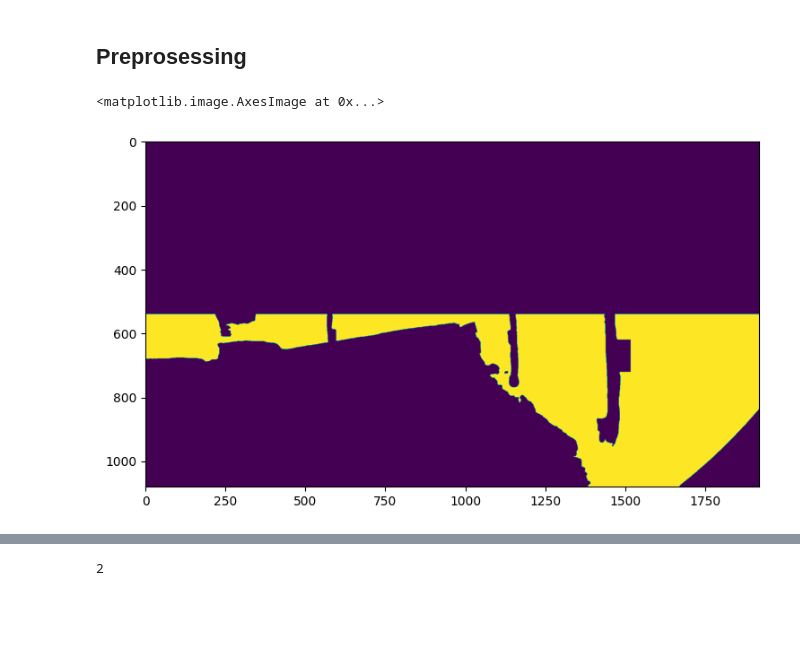
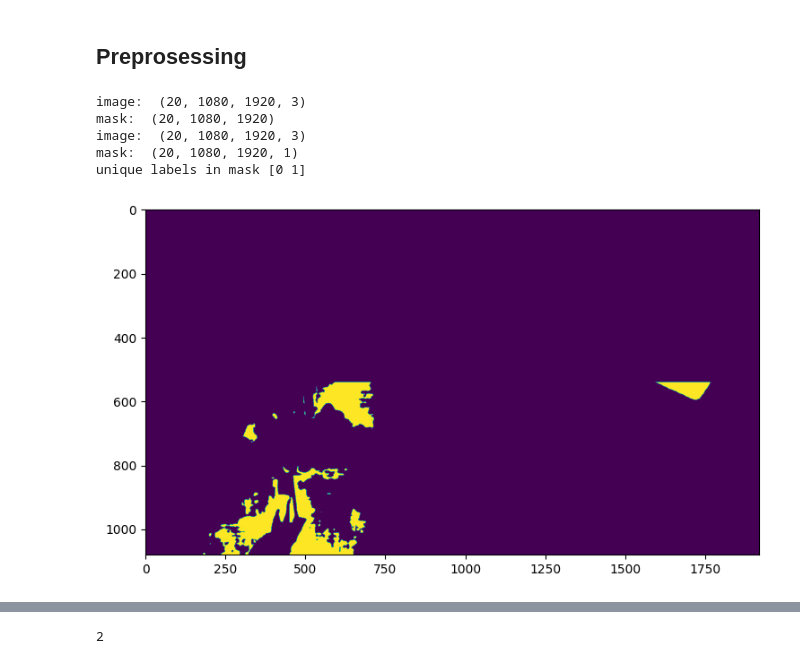
Before and after one commit to khoadaniel/vegetation-detection-railways, a Jupyter notebook: base-line-model.ipynb, the cells around one changed output, grey strips where cells are left out. Cells and saved outputs as stored; diff of their text form; code cells hidden in the pictures; blank space fills up the shorter version.

```diff
--- a/base-line-model.ipynb
+++ b/base-line-model.ipynb
@@ -50,33 +59,48 @@ len(np.unique(temp_mask[:,:,0]))
 # %%
 #these codes are used to loop through the directory
 path_images = 'rs19_val/jpgs/rs19_val/'
 path_mask = 'rs19_val/uint8/rs19_val/'
 breaker = 0
 
 image_dataset = []
 mask_dataset = []
 
 label_of_interest = 8 #veg
 plt.figure(figsize = (10,5))
 
 for filename in os.listdir(path_images):
     breaker +=1
     if filename.endswith('.jpg'):
         image = cv2.imread(path_images+filename)
         mask = cv2.imread(path_mask+filename[:7]+'.png')
         for layer in range(len(mask[0,0,:])):
             mask[:int(w/2),:,layer]=0
             mask[:,:,layer][mask[:,:,layer]!=label_of_interest]=0
-        image = np.array(image)
-        mask = np.array(mask)
+            mask[:,:,layer][mask[:,:,layer]==label_of_interest]=1
+                #this is because one hot encoder can only deal with 0 and 1 if there is 2 labels
+        # image = np.array(image)
+        # mask = np.array(mask)
         image_dataset.append(image)
         mask_dataset.append(mask)
-    if breaker==10:
+    if breaker==20:
          break
+
 image_dataset = np.array(image_dataset)
 mask_dataset = np.array(mask_dataset)
+mask_dataset = mask_dataset[:,:,:,0]
+print('image: ', image_dataset.shape)
+print('mask: ', mask_dataset.shape)
+plt.imshow(mask[:,:,0])
 
-plt.imshow(mask[:,:,0])
+mask_dataset = np.expand_dims(mask_dataset, axis=3)
+print('image: ', image_dataset.shape)
+print('mask: ', mask_dataset.shape)
+
+print('unique labels in mask', np.unique(mask_dataset))
 # %% [output]
-<matplotlib.image.AxesImage at 0x...>
+image:  (20, 1080, 1920, 3)
+mask:  (20, 1080, 1920)
+image:  (20, 1080, 1920, 3)
+mask:  (20, 1080, 1920, 1)
+unique labels in mask [0 1]
-[figure, old version]
+[figure, new version]
```
Also changed, not shown: parts of 12 cells of this notebook, 1 other file.
